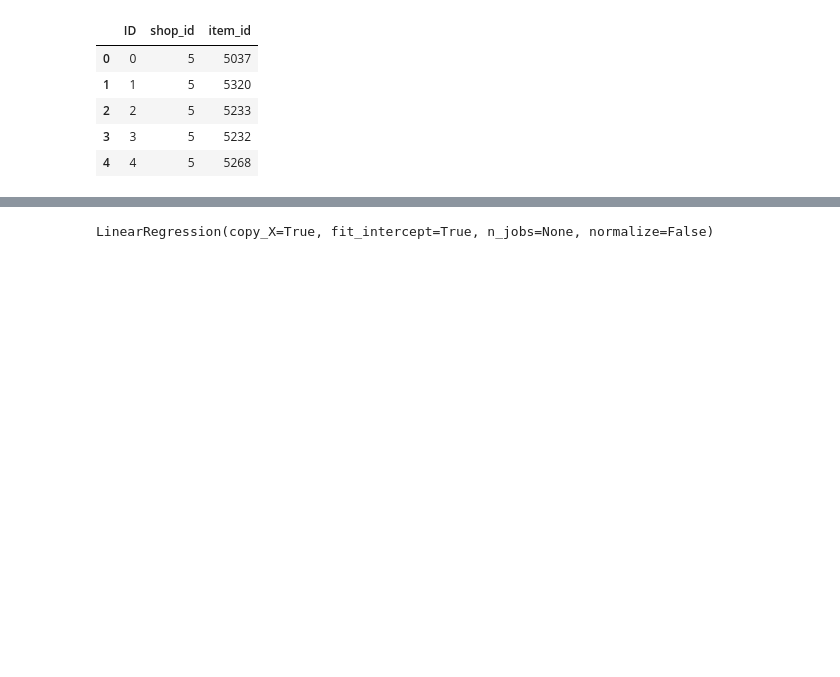
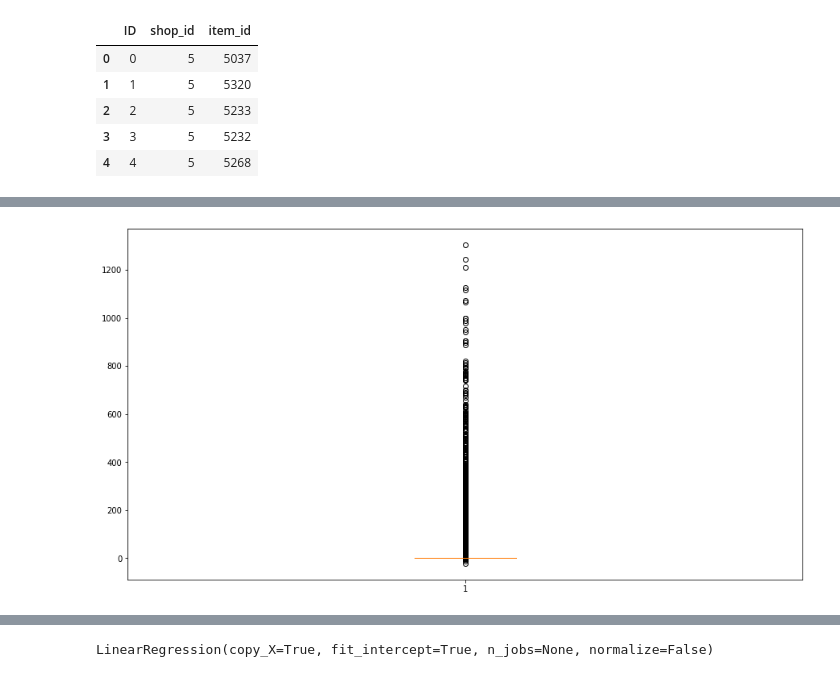
Before and after one commit to jayasooryantm/sales-prediction-sklearn, a Jupyter notebook: Sales_Prediction_TRI1_Kaggle_Assignment.ipynb, the cells around one changed output, grey strips where cells are left out. Saved outputs shown, nothing was run; the diff lists cells and outputs as text; code cells hidden in the pictures; blank space fills up the shorter version.

```diff
--- a/Sales_Prediction_TRI1_Kaggle_Assignment.ipynb
+++ b/Sales_Prediction_TRI1_Kaggle_Assignment.ipynb
@@ -184,0 +196,6 @@ test_data.head()
+# %%
+train_data = train_data.reset_index()
+# %%
+train_data.drop('date_block_num', axis=1, inplace=True)
+# %%
+train_data.rename({'item_cnt_day':'item_cnt_month'}, axis=1, inplace=True)
@@ -184,0 +220,5 @@ test_data.head()
+# %%
+plt.figure(figsize=(15,8))
+plt.boxplot(train_data['item_cnt_month']);
+# %% [output]
+[figure, added]
```
Also changed, not shown: parts of 27 cells of this notebook, 1 other file.
